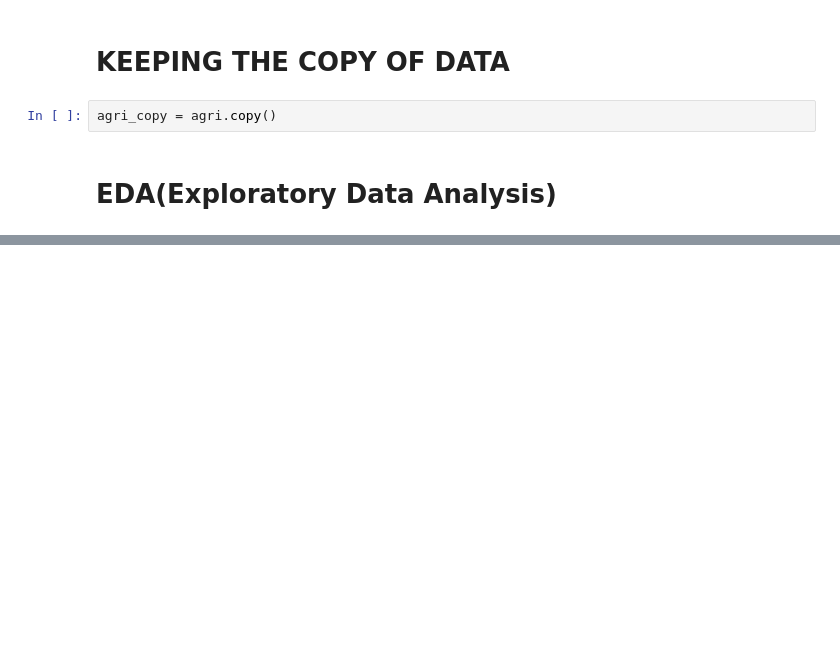
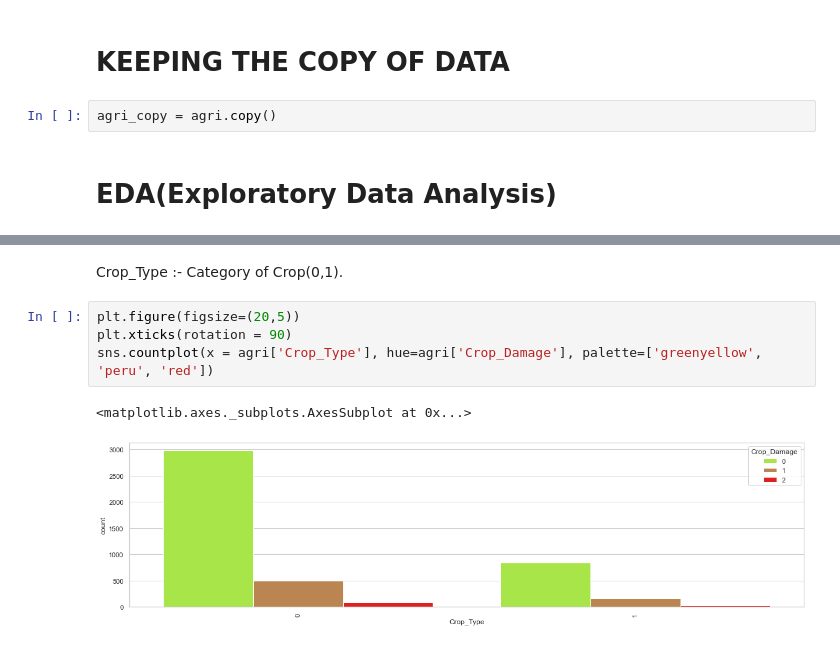
Before and after one commit to AshmikaKardhekar/PROJECTS_evaluation, a Jupyter notebook: AGRICULTURE-checkpoint.ipynb, the cells around one changed output, grey strips where cells are left out. Drawn from its saved outputs; the diff is of its cells as text; blank space fills up the shorter version.

```diff
--- a/AGRICULTURE-checkpoint.ipynb
+++ b/AGRICULTURE-checkpoint.ipynb
@@ -36,0 +168,10 @@ agri
+# %% [markdown]
+Crop_Type :-
+    Category of Crop(0,1).
+# %%
+plt.figure(figsize=(20,5))
+plt.xticks(rotation = 90)
+sns.countplot(x = agri['Crop_Type'], hue=agri['Crop_Damage'], palette=['greenyellow', 'peru', 'red'])
+# %% [output]
+<matplotlib.axes._subplots.AxesSubplot at 0x...>
+[figure, added]
```
Also changed, not shown: parts of 92 cells of this notebook.
